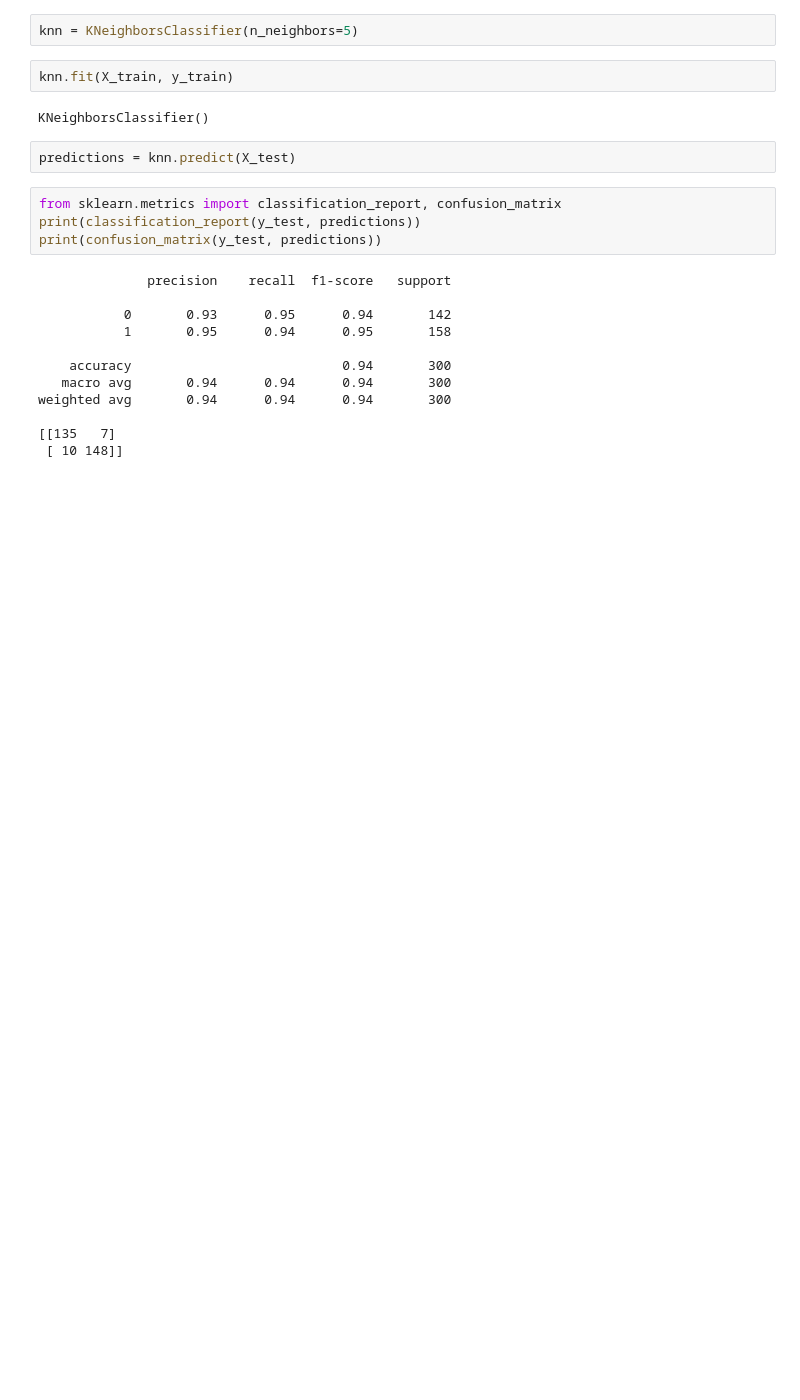
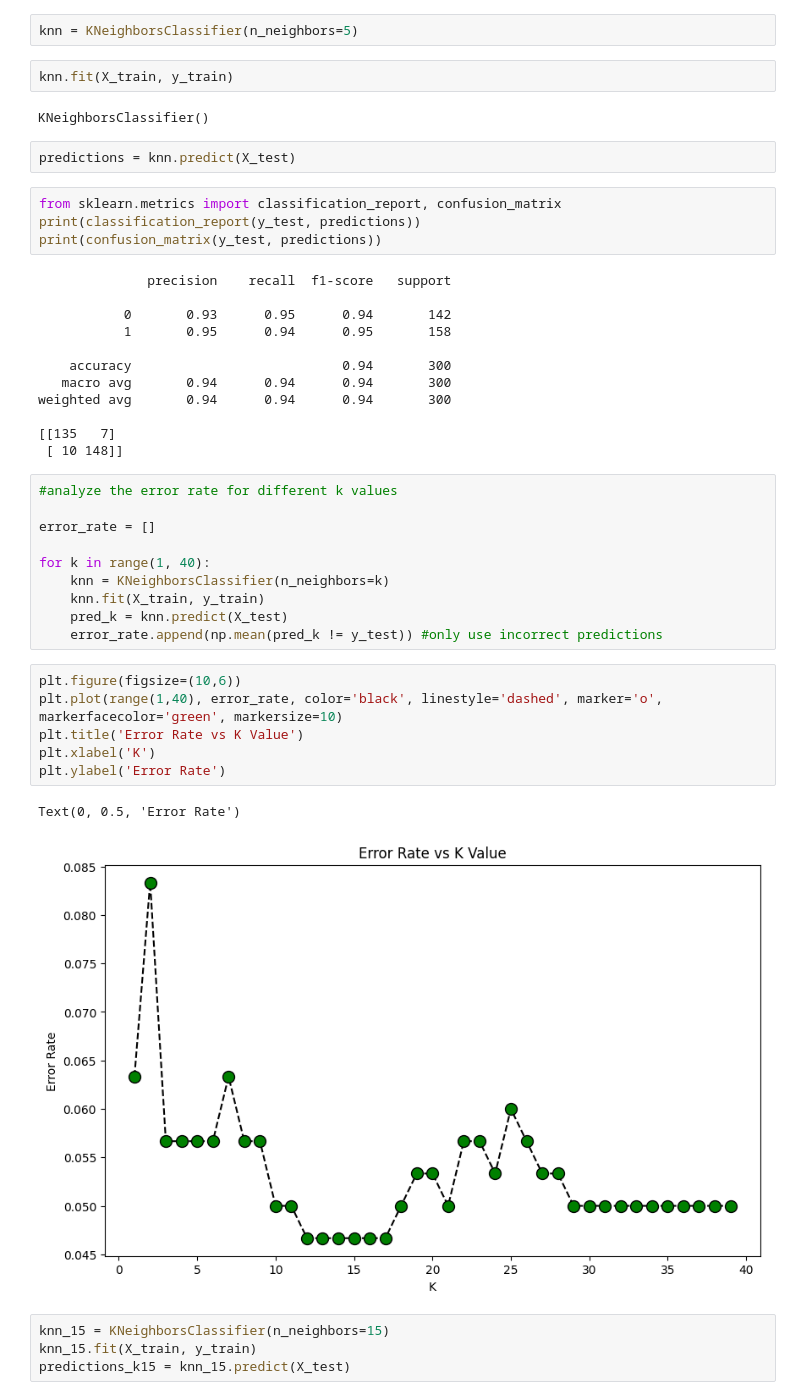
Before and after one commit to zumpious/learning_ml, a Jupyter notebook: algorithms/k_nearest_neighbors/knn.ipynb, the cells around one changed output. Cells and saved outputs as stored; diff of their text form; blank space fills up the shorter version.

```diff
--- a/algorithms/k_nearest_neighbors/knn.ipynb
+++ b/algorithms/k_nearest_neighbors/knn.ipynb
@@ -68,3 +68,26 @@ weighted avg       0.94      0.94      0.94       300
 
 [[135   7]
  [ 10 148]]
+# %%
+#analyze the error rate for different k values
+
+error_rate = []
+
+for k in range(1, 40):
+    knn = KNeighborsClassifier(n_neighbors=k)
+    knn.fit(X_train, y_train)
+    pred_k = knn.predict(X_test)
+    error_rate.append(np.mean(pred_k != y_test)) #only use incorrect predictions
+# %%
+plt.figure(figsize=(10,6))
+plt.plot(range(1,40), error_rate, color='black', linestyle='dashed', marker='o', markerfacecolor='green', markersize=10)
+plt.title('Error Rate vs K Value')
+plt.xlabel('K')
+plt.ylabel('Error Rate')
+# %% [output]
+Text(0, 0.5, 'Error Rate')
+[figure, added]
+# %%
+knn_15 = KNeighborsClassifier(n_neighbors=15)
+knn_15.fit(X_train, y_train)
+predictions_k15 = knn_15.predict(X_test)
```
Also changed, not shown: parts of 1 cell of this notebook, 2 other files.
